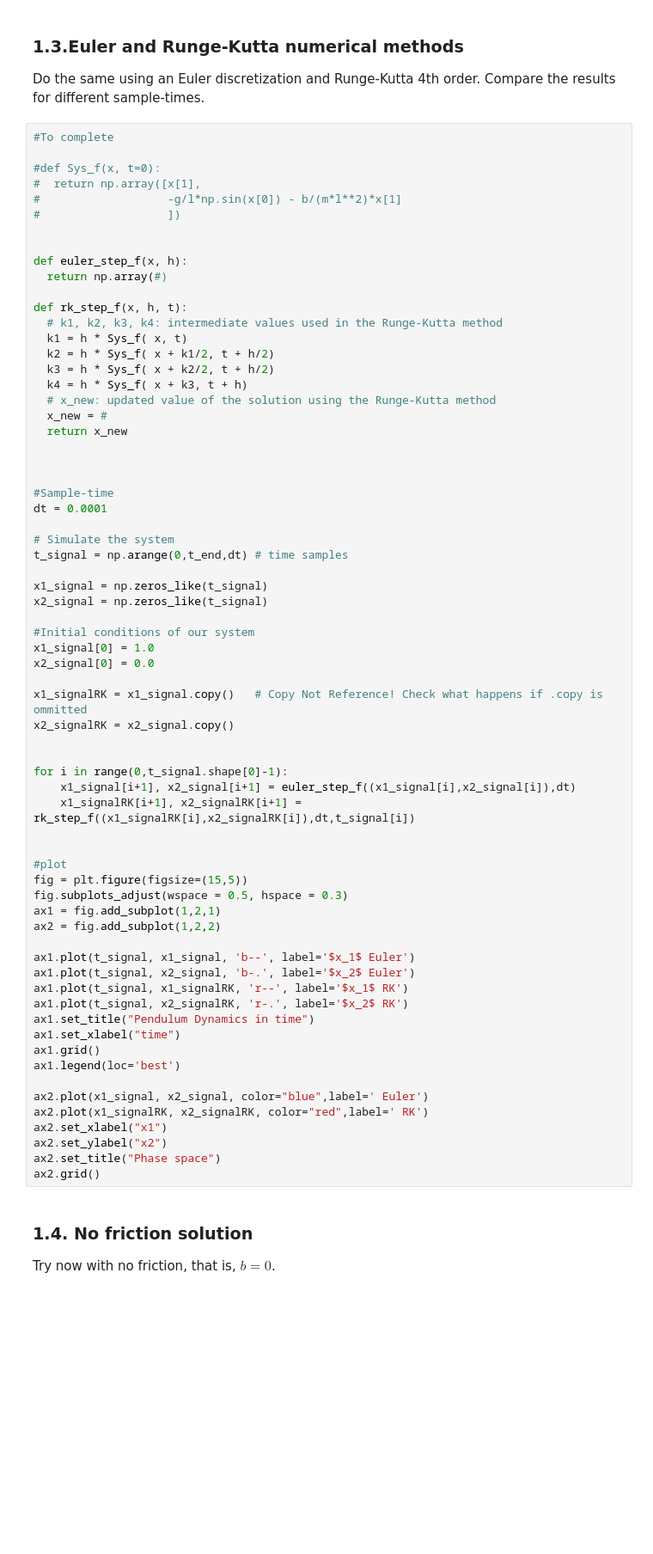
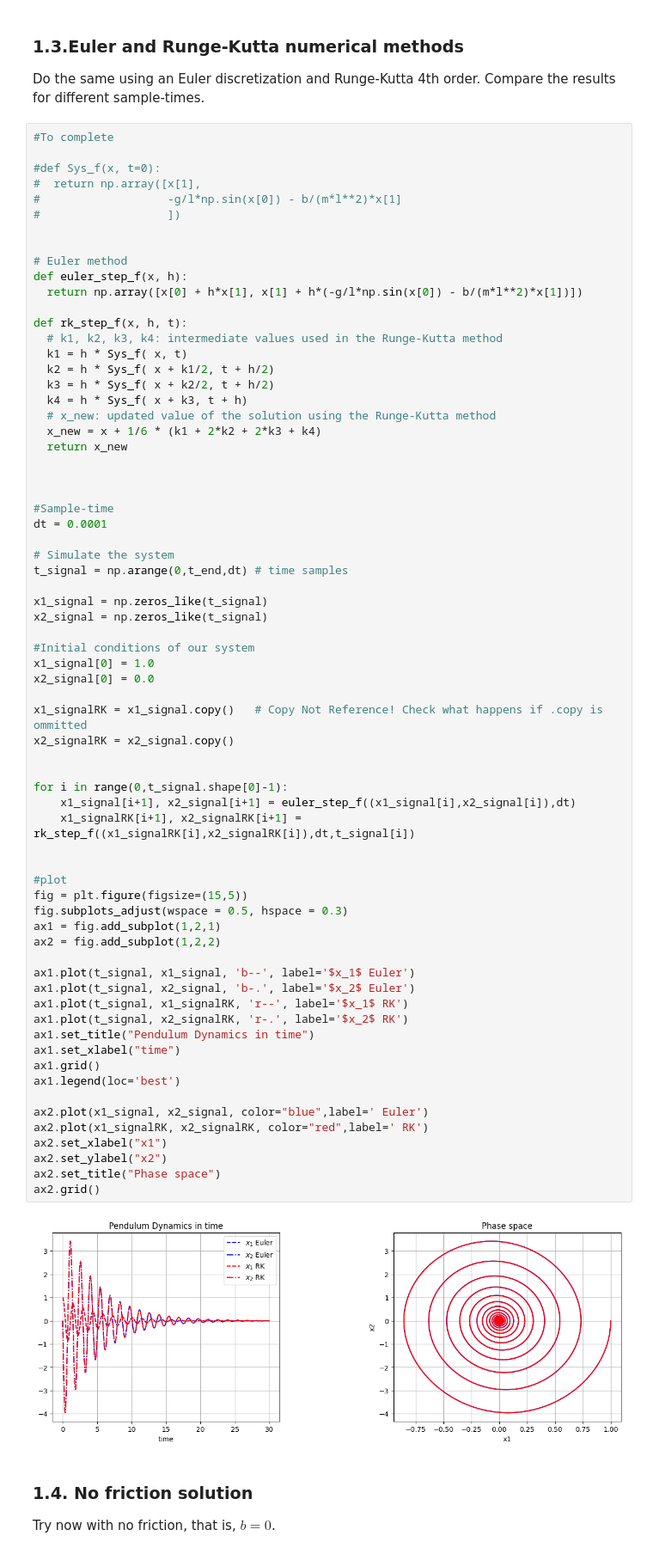
Before and after one commit to TiagoClaro02/ControlAndOptimization, a Jupyter notebook: CO_notebook02_2024.ipynb, the cells around one changed output. Shown at 86% size. Cells and saved outputs as stored; diff of their text form; blank space fills up the shorter version.

```diff
--- a/CO_notebook02_2024.ipynb
+++ b/CO_notebook02_2024.ipynb
@@ -110,8 +115,9 @@ Do the same using an Euler discretization and Runge-Kutta 4th order. Compare the
 #                   ])
 
 
+# Euler method
 def euler_step_f(x, h):
-  return np.array(#)
+  return np.array([x[0] + h*x[1], x[1] + h*(-g/l*np.sin(x[0]) - b/(m*l**2)*x[1])])
 
 def rk_step_f(x, h, t):
   # k1, k2, k3, k4: intermediate values used in the Runge-Kutta method
@@ -120,7 +126,7 @@ def rk_step_f(x, h, t):
   k3 = h * Sys_f( x + k2/2, t + h/2)
   k4 = h * Sys_f( x + k3, t + h)
   # x_new: updated value of the solution using the Runge-Kutta method
-  x_new = #
+  x_new = x + 1/6 * (k1 + 2*k2 + 2*k3 + k4)
   return x_new
 
 
@@ -141,33 +147,35 @@ x2_signal[0] = 0.0
 x1_signalRK = x1_signal.copy()   # Copy Not Reference! Check what happens if .copy is ommitted
 x2_signalRK = x2_signal.copy()
 
 
 for i in range(0,t_signal.shape[0]-1):
     x1_signal[i+1], x2_signal[i+1] = euler_step_f((x1_signal[i],x2_signal[i]),dt)
     x1_signalRK[i+1], x2_signalRK[i+1] = rk_step_f((x1_signalRK[i],x2_signalRK[i]),dt,t_signal[i])
 
 
 #plot
 fig = plt.figure(figsize=(15,5))
 fig.subplots_adjust(wspace = 0.5, hspace = 0.3)
 ax1 = fig.add_subplot(1,2,1)
 ax2 = fig.add_subplot(1,2,2)
 
 ax1.plot(t_signal, x1_signal, 'b--', label='$x_1$ Euler')
 ax1.plot(t_signal, x2_signal, 'b-.', label='$x_2$ Euler')
 ax1.plot(t_signal, x1_signalRK, 'r--', label='$x_1$ RK')
 ax1.plot(t_signal, x2_signalRK, 'r-.', label='$x_2$ RK')
 ax1.set_title("Pendulum Dynamics in time")
 ax1.set_xlabel("time")
 ax1.grid()
 ax1.legend(loc='best')
 
 ax2.plot(x1_signal, x2_signal, color="blue",label=' Euler')
 ax2.plot(x1_signalRK, x2_signalRK, color="red",label=' RK')
 ax2.set_xlabel("x1")
 ax2.set_ylabel("x2")
 ax2.set_title("Phase space")
 ax2.grid()
+# %% [output]
+[figure, added]
 # %% [markdown]
 ### **1.4. No friction solution**
 Try now with no friction, that is, $b=0$.
```
Also changed, not shown: parts of 4 cells of this notebook, 1 other file.
